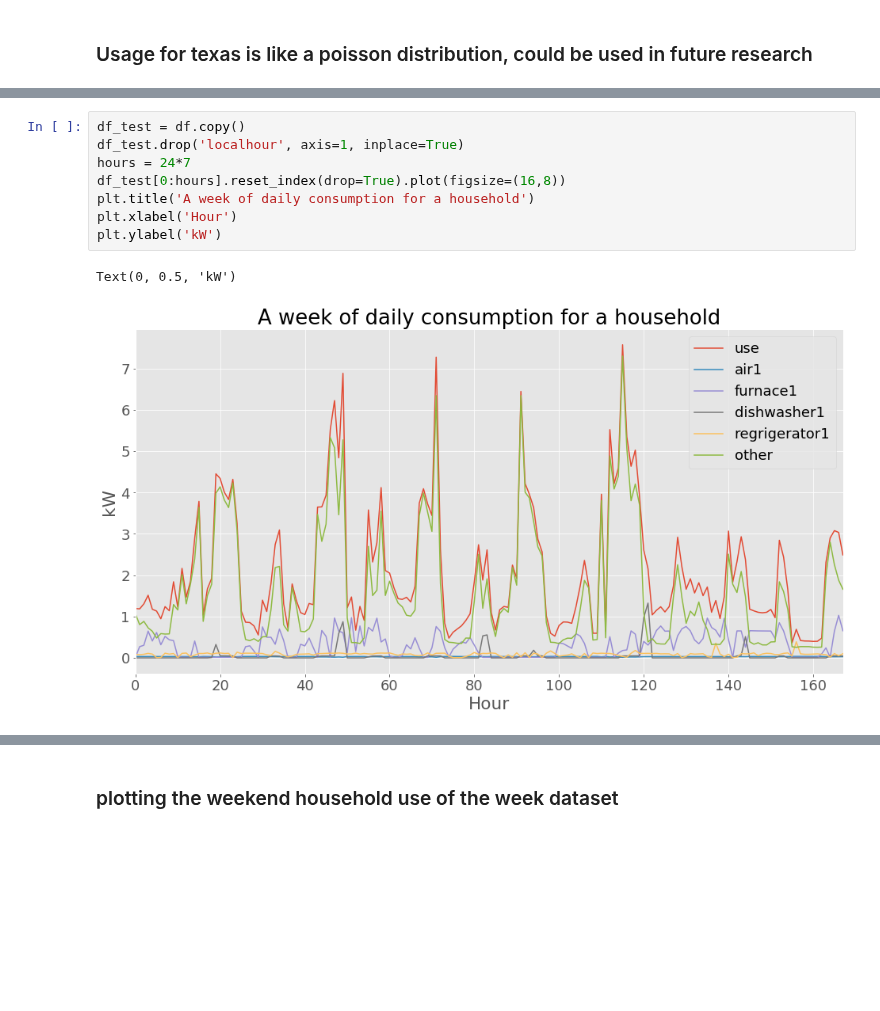
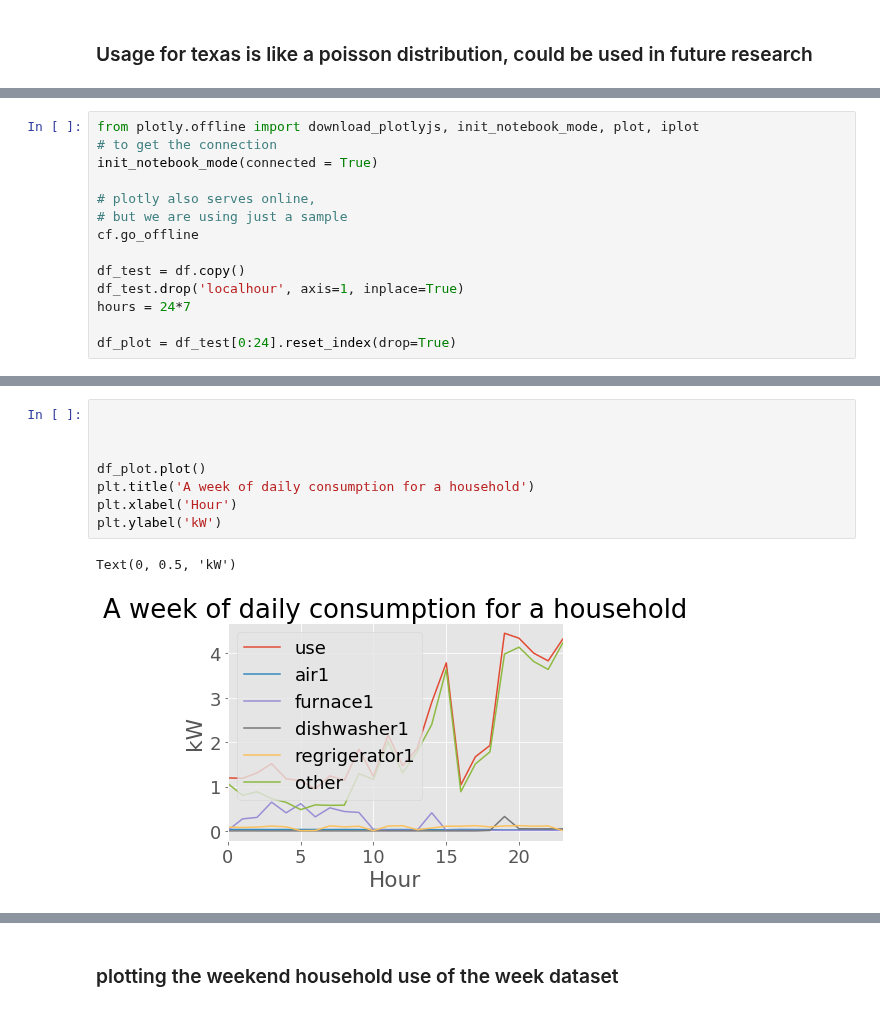
Before and after one commit to bondxue/Discriminative-Sparse-Coding-for-Energy-Disaggregation, a Jupyter notebook: dataprocess.ipynb, the cells around one changed output, grey strips where cells are left out. Cells and saved outputs as stored; diff of their text form; blank space fills up the shorter version.

Commit message:
update figures

```diff
--- a/dataprocess.ipynb
+++ b/dataprocess.ipynb
@@ -314,0 +302,14 @@ plt.legend()
+# %%
+from plotly.offline import download_plotlyjs, init_notebook_mode, plot, iplot
+# to get the connection
+init_notebook_mode(connected = True)
+
+# plotly also serves online,
+# but we are using just a sample
+cf.go_offline
+
+df_test = df.copy()
+df_test.drop('localhour', axis=1, inplace=True)
+hours = 24*7
+
+df_plot = df_test[0:24].reset_index(drop=True)
@@ -315,14 +378,14 @@ plt.legend()
 # %%
-df_test = df.copy()
-df_test.drop('localhour', axis=1, inplace=True)
-hours = 24*7
-df_test[0:hours].reset_index(drop=True).plot(figsize=(16,8))
+
+
+
+df_plot.plot()
 plt.title('A week of daily consumption for a household')
 plt.xlabel('Hour')
 plt.ylabel('kW')
 # %% [output]
 Text(0, 0.5, 'kW')
-[figure, old version]
+[figure, new version]
 # %%
 import numpy.ma as ma
 
```
Also changed, not shown: parts of 14 cells of this notebook.
